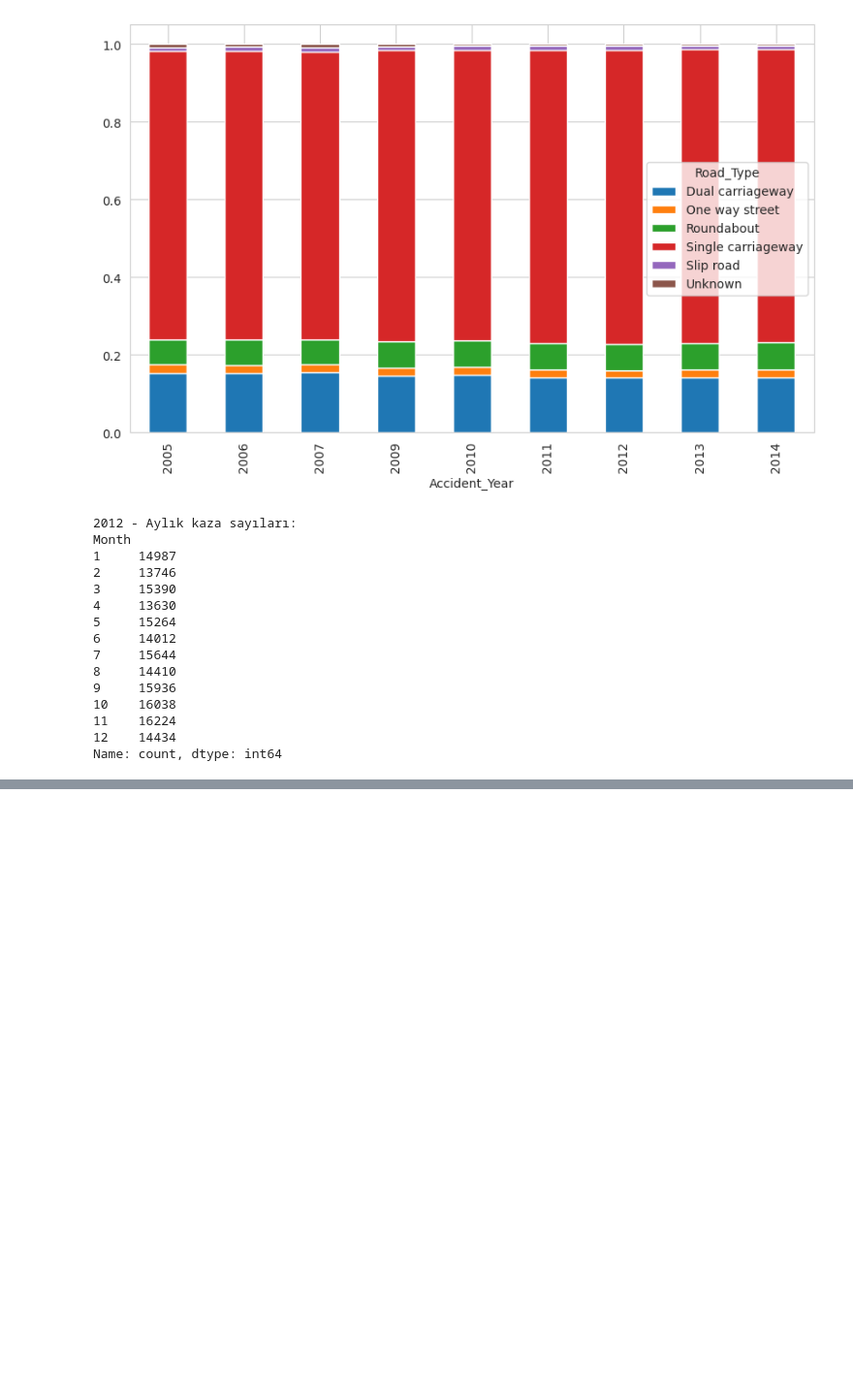
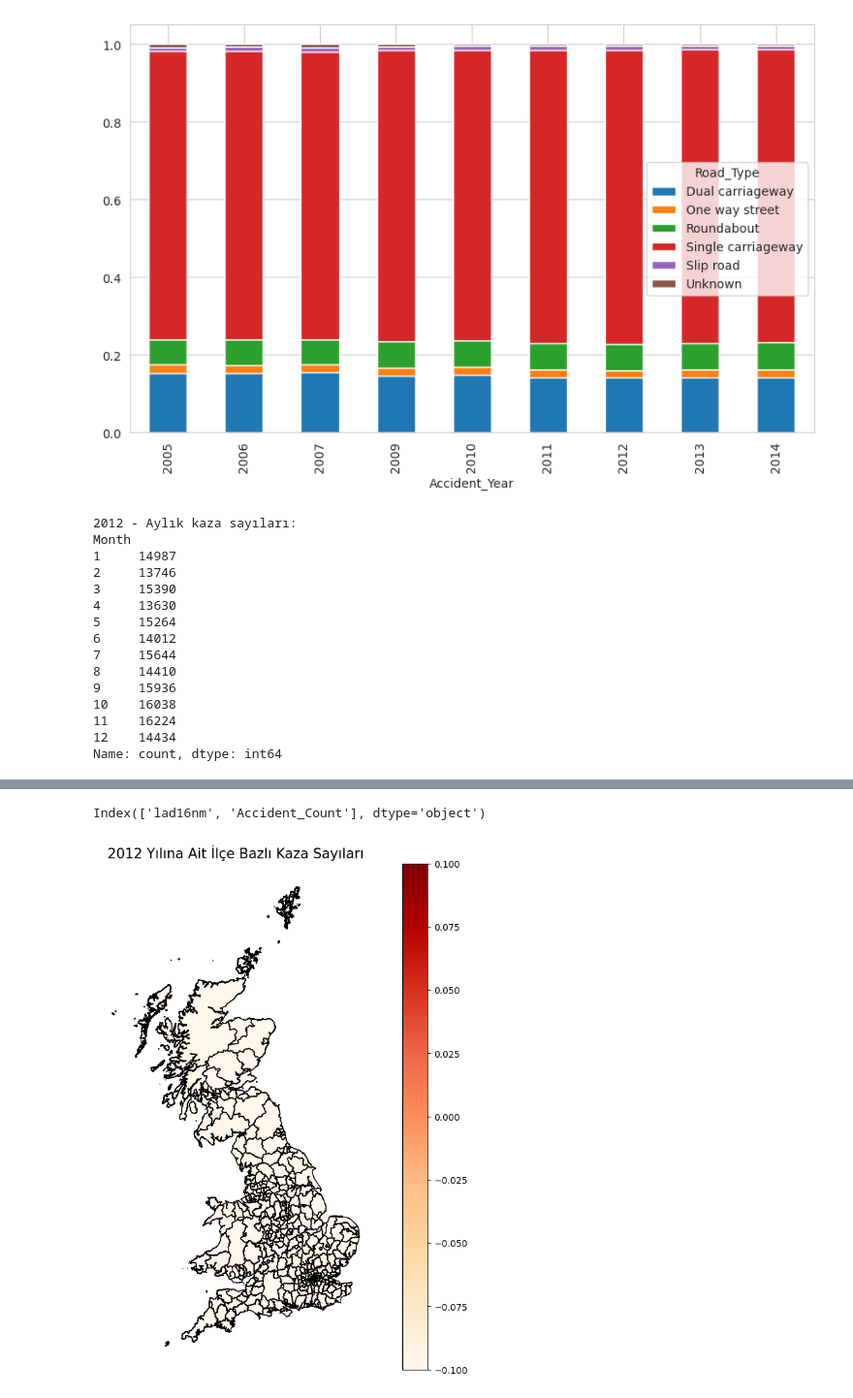
Before and after one commit to ertecino/Trafik-Kazalar-Analizi, a Jupyter notebook: trafik-kazalar-analizi.ipynb, the cells around one changed output, grey strips where cells are left out. Shown at 97% size. Saved outputs shown, nothing was run; the diff lists cells and outputs as text; code cells hidden in the pictures; blank space fills up the shorter version.

```diff
--- a/trafik-kazalar-analizi.ipynb
+++ b/trafik-kazalar-analizi.ipynb
@@ -741,0 +888,22 @@ Name: count, dtype: int64
+# %%
+print(local_accidents_2012.columns)
+# %% [output]
+Index(['lad16nm', 'Accident_Count'], dtype='object')
+# %%
+# 1. Verileri birleştir
+merged = geo_df.merge(local_accidents_2012, on='lad16nm', how='left')
+
+# 2. Kaza verisi olmayan bölgeleri 0 yap
+merged['Accident_Count'] = merged['Accident_Count'].fillna(0)
+
+# 3. Haritayı çiz
+import matplotlib.pyplot as plt
+
+fig, ax = plt.subplots(1, 1, figsize=(12, 10))
+merged.plot(column='Accident_Count', ax=ax, legend=True, cmap='OrRd', edgecolor='black')
+
+ax.set_title('2012 Yılına Ait İlçe Bazlı Kaza Sayıları', fontsize=15)
+plt.axis('off')
+plt.show()
+# %% [output]
+[figure, added]
```
Also changed, not shown: parts of 33 cells of this notebook.
